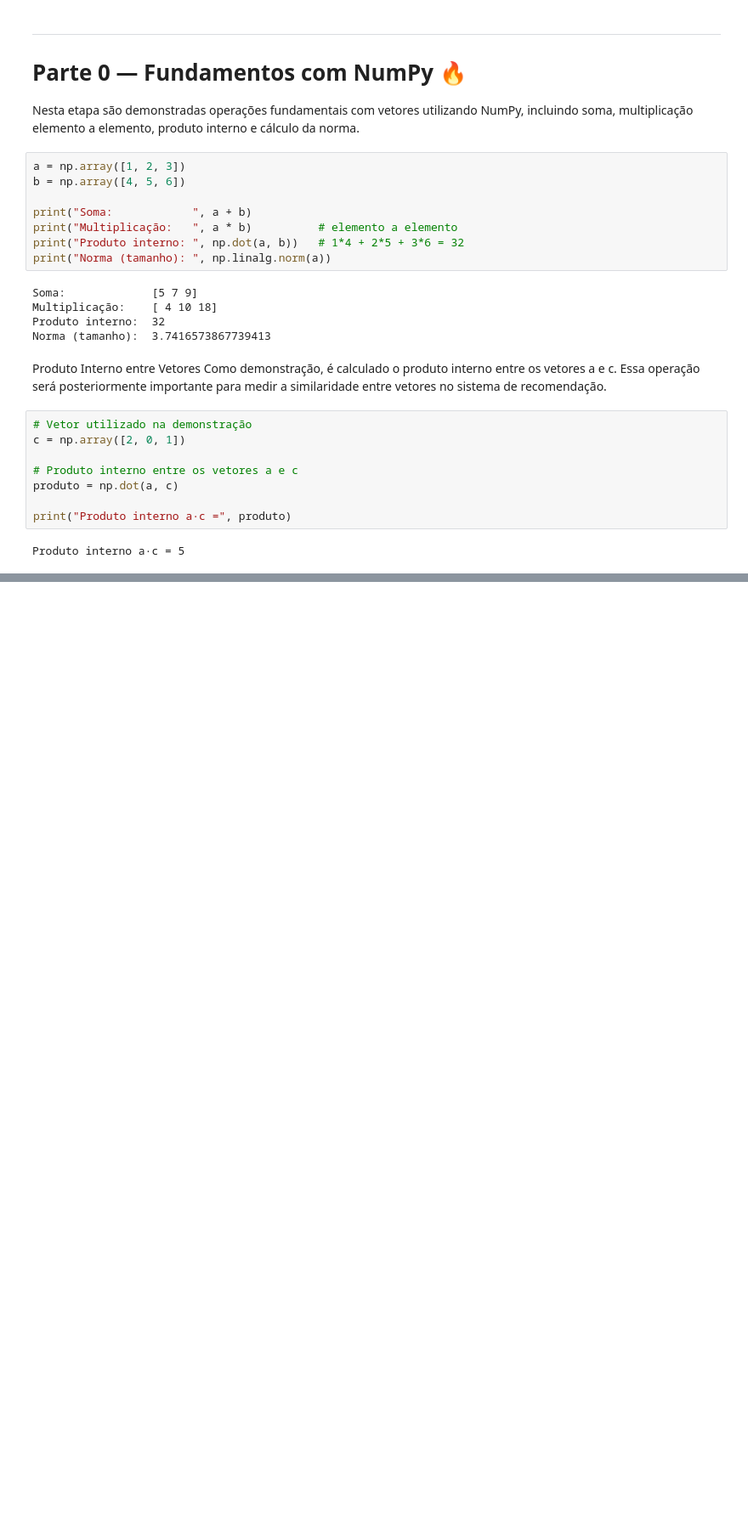
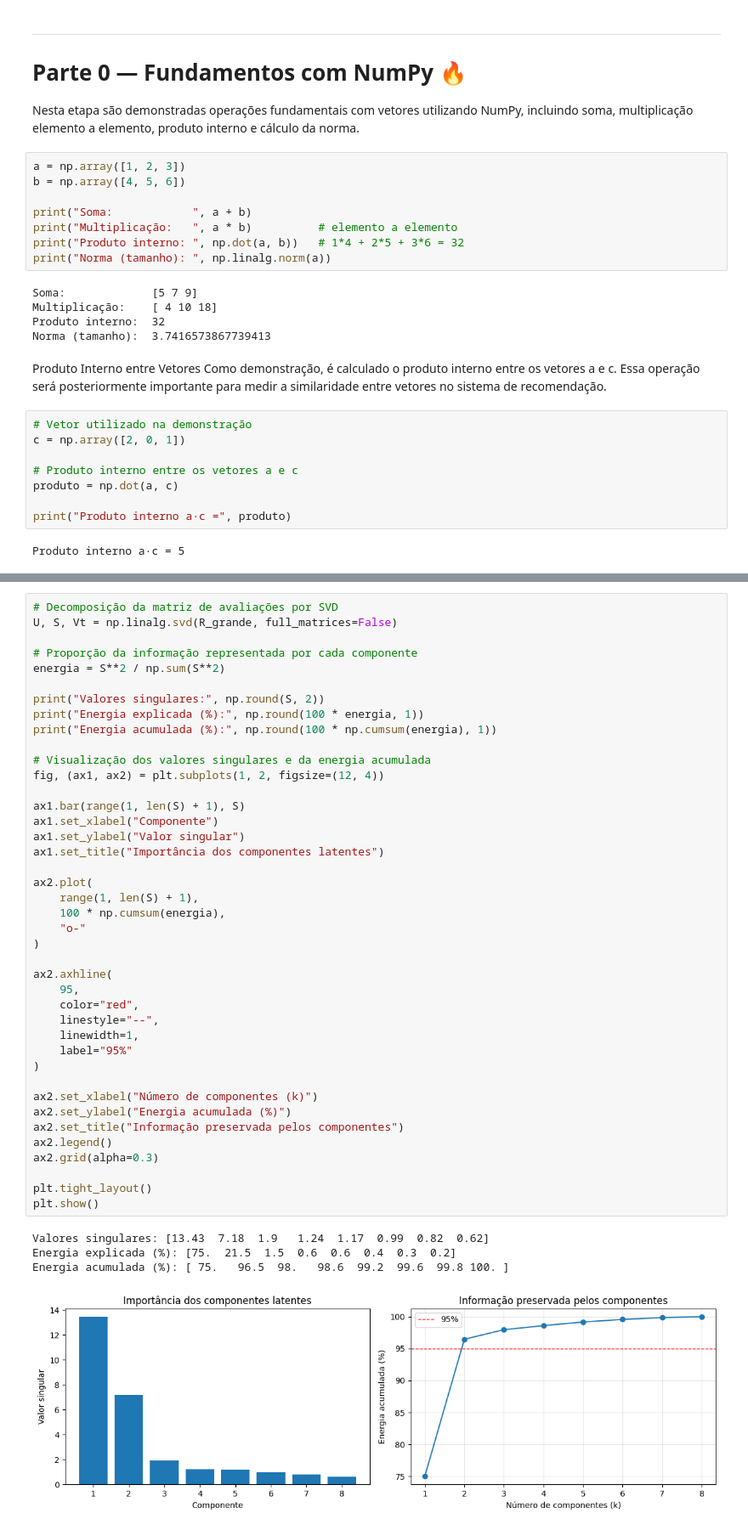
Before and after one commit to RonildoNascimento/recomendador-de-filmes, a Jupyter notebook: Recomendador_de_Filmes.ipynb, the cells around one changed output, grey strips where cells are left out. Shown at 85% size. Cells and saved outputs as stored; diff of their text form; blank space fills up the shorter version.

```diff
--- a/Recomendador_de_Filmes.ipynb
+++ b/Recomendador_de_Filmes.ipynb
@@ -453,0 +290,46 @@ plt.show()
+# %%
+# Decomposição da matriz de avaliações por SVD
+U, S, Vt = np.linalg.svd(R_grande, full_matrices=False)
+
+# Proporção da informação representada por cada componente
+energia = S**2 / np.sum(S**2)
+
+print("Valores singulares:", np.round(S, 2))
+print("Energia explicada (%):", np.round(100 * energia, 1))
+print("Energia acumulada (%):", np.round(100 * np.cumsum(energia), 1))
+
+# Visualização dos valores singulares e da energia acumulada
+fig, (ax1, ax2) = plt.subplots(1, 2, figsize=(12, 4))
+
+ax1.bar(range(1, len(S) + 1), S)
+ax1.set_xlabel("Componente")
+ax1.set_ylabel("Valor singular")
+ax1.set_title("Importância dos componentes latentes")
+
+ax2.plot(
+    range(1, len(S) + 1),
+    100 * np.cumsum(energia),
+    "o-"
+)
+
+ax2.axhline(
+    95,
+    color="red",
+    linestyle="--",
+    linewidth=1,
+    label="95%"
+)
+
+ax2.set_xlabel("Número de componentes (k)")
+ax2.set_ylabel("Energia acumulada (%)")
+ax2.set_title("Informação preservada pelos componentes")
+ax2.legend()
+ax2.grid(alpha=0.3)
+
+plt.tight_layout()
+plt.show()
+# %% [output]
+Valores singulares: [13.43  7.18  1.9   1.24  1.17  0.99  0.82  0.62]
+Energia explicada (%): [75.  21.5  1.5  0.6  0.6  0.4  0.3  0.2]
+Energia acumulada (%): [ 75.   96.5  98.   98.6  99.2  99.6  99.8 100. ]
+[figure, added]
```
Also changed, not shown: parts of 52 cells of this notebook.
